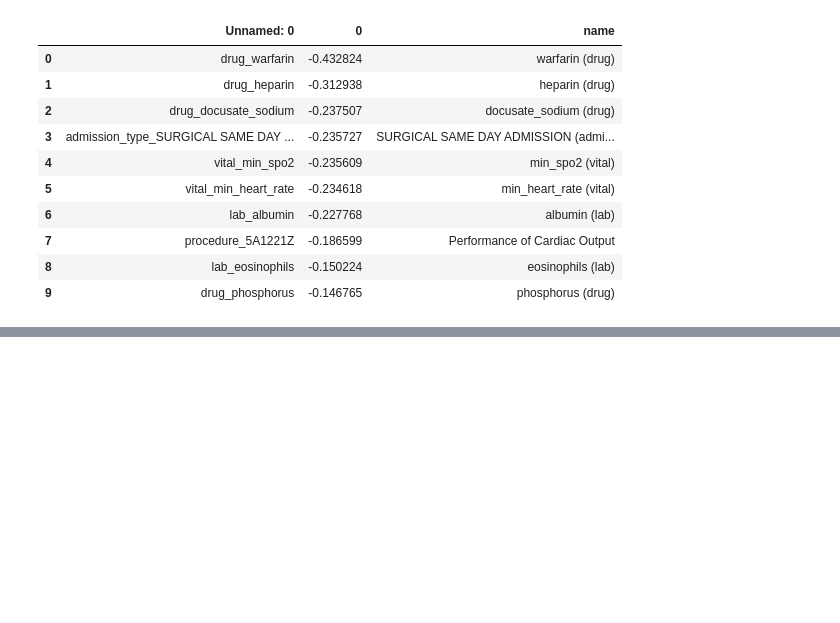
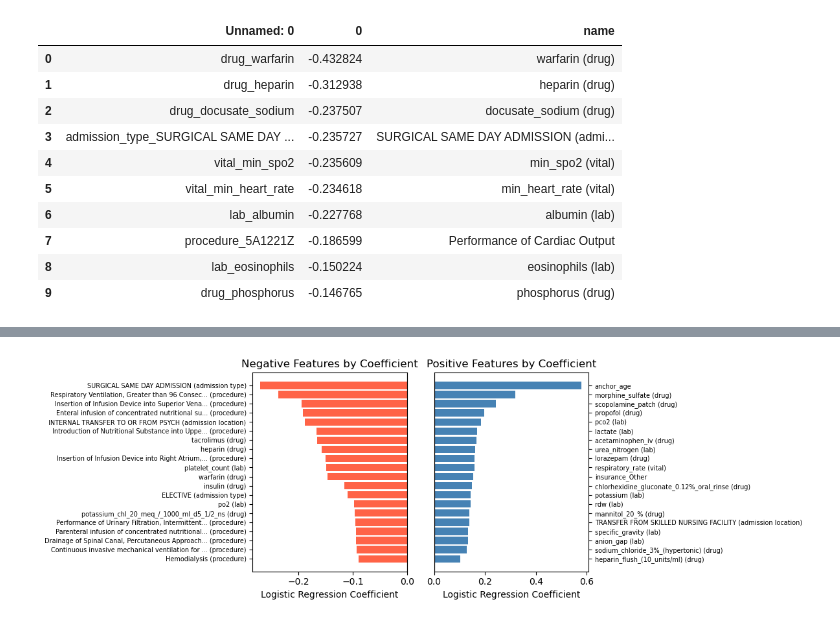
Before and after one commit to jackturner106/ml-final-project, a Jupyter notebook: derived_data.ipynb, the cells around one changed output, grey strips where cells are left out. Cells and saved outputs as stored; diff of their text form; code cells hidden in the pictures; blank space fills up the shorter version.

```diff
--- a/derived_data.ipynb
+++ b/derived_data.ipynb
@@ -312,0 +305,65 @@ plt.show()
+# %%
+# Decompensation coefficient plots
+import pandas as pd
+import matplotlib.pyplot as plt
+
+# Load procedure name lookup
+d_icd = pd.read_csv('mimic-iv-3.1/hosp/d_icd_procedures.csv')
+proc_lookup = dict(zip(d_icd['icd_code'], d_icd['long_title']))
+
+def readable_name(feat):
+    if not isinstance(feat, str):
+        return str(feat)
+    if feat.startswith('drug_'):
+        return feat.replace('drug_', '') + ' (drug)'
+    if feat.startswith('vital_') and feat.endswith('_missing'):
+        return feat.replace('vital_', '').replace('_missing', '') + ' (vital missing)'
+    if feat.startswith('vital_'):
+        return feat.replace('vital_', '') + ' (vital)'
+    if feat.startswith('lab_') and feat.endswith('_missing'):
+        return feat.replace('lab_', '').replace('_missing', '') + ' (lab missing)'
+    if feat.startswith('lab_'):
+        return feat.replace('lab_', '') + ' (lab)'
+    if feat.startswith('procedure_'):
+        code = feat.replace('procedure_', '')
+        name = proc_lookup.get(code, code)
+        if len(name) > 50:
+            name = name[:47] + '...'
+        return name + ' (procedure)'
+    if feat.startswith('admission_type_'):
+        return feat.replace('admission_type_', '') + ' (admission type)'
+    if feat.startswith('admission_location_'):
+        return feat.replace('admission_location_', '') + ' (admission location)'
+    return feat
+
+for csv_path, title_suffix, save_path in [
+    ('results/decompensation_coef_series.csv', 'Decompensation', 'results/decompensation_coef_plot.png'),
+]:
+    coefs = pd.read_csv(csv_path, header=None, names=['feature', 'coef'])
+    coefs = coefs.dropna(subset=['feature', 'coef'])
+    coefs['name'] = coefs['feature'].apply(readable_name)
+    coef_series = pd.Series(coefs['coef'].values, index=coefs['name'].values)
+
+    fig, axes = plt.subplots(1, 2, figsize=(12, 4))
+
+    top_neg = coef_series[coef_series != 0].sort_values(ascending=True).head(20)
+    axes[0].barh(top_neg.index[::-1], top_neg.values[::-1], color='tomato')
+    axes[0].axvline(0, color='black', linewidth=0.8)
+    axes[0].set_xlabel('Logistic Regression Coefficient')
+    axes[0].set_title(f'Negative Features by Coefficient')
+    axes[0].tick_params(axis='y', labelsize=7)
+
+    top_pos = coef_series[coef_series != 0].sort_values(ascending=False).head(20)
+    axes[1].barh(top_pos.index[::-1], top_pos.values[::-1], color='steelblue')
+    axes[1].axvline(0, color='black', linewidth=0.8)
+    axes[1].set_xlabel('Logistic Regression Coefficient')
+    axes[1].set_title(f'Positive Features by Coefficient')
+    axes[1].tick_params(axis='y', labelsize=7)
+    axes[1].yaxis.set_label_position("right")
+    axes[1].yaxis.tick_right()
+
+    plt.tight_layout()
+    plt.savefig(save_path, dpi=120, bbox_inches='tight')
+    plt.show()
+# %% [output]
+[figure, added]
```
Also changed, not shown: parts of 4 cells of this notebook, 8 other files.
